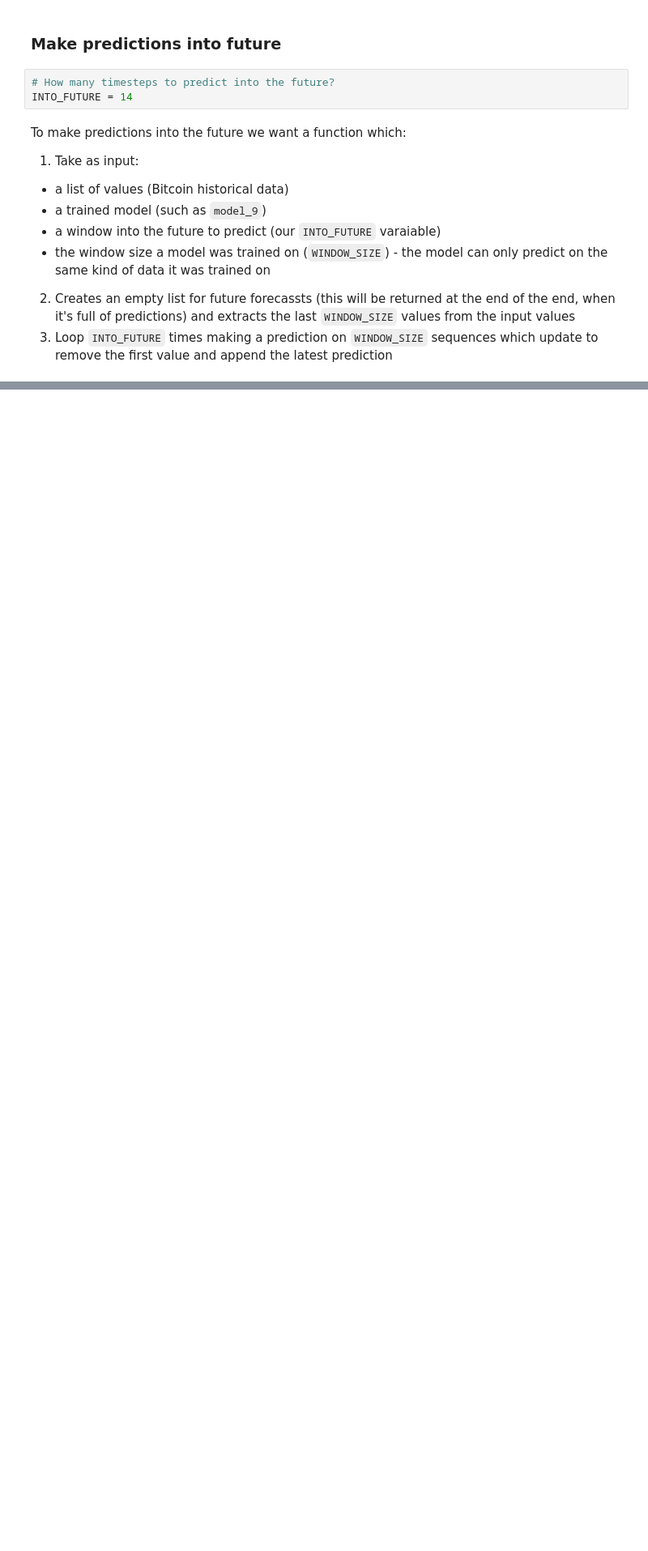
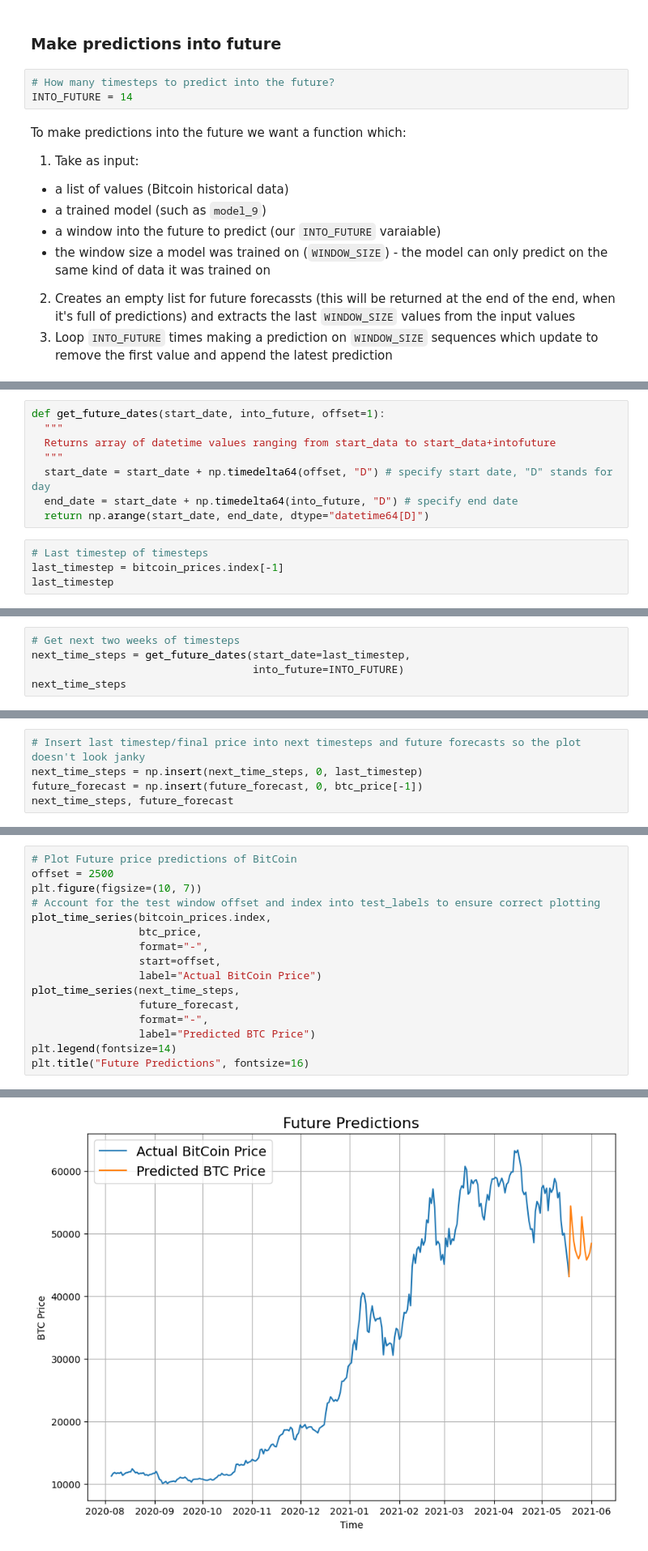
Before and after one commit to cgrundman/ZTM-TensorFlow-Developer, a Jupyter notebook: 10_milestone_project_3_bitpredict.ipynb, the cells around one changed output, grey strips where cells are left out. Shown at 81% size. Cells and saved outputs as stored; diff of their text form; blank space fills up the shorter version.

Commit message:
plot future predictions

```diff
--- a/10_milestone_project_3_bitpredict.ipynb
+++ b/10_milestone_project_3_bitpredict.ipynb
@@ -2083,0 +2152,12 @@ To make predictions into the future we want a function which:
+# %%
+def get_future_dates(start_date, into_future, offset=1):
+  """
+  Returns array of datetime values ranging from start_data to start_data+intofuture
+  """
+  start_date = start_date + np.timedelta64(offset, "D") # specify start date, "D" stands for day
+  end_date = start_date + np.timedelta64(into_future, "D") # specify end date
+  return np.arange(start_date, end_date, dtype="datetime64[D]")
+# %%
+# Last timestep of timesteps
+last_timestep = bitcoin_prices.index[-1]
+last_timestep
@@ -2083,0 +2166,5 @@ To make predictions into the future we want a function which:
+# %%
+# Get next two weeks of timesteps
+next_time_steps = get_future_dates(start_date=last_timestep,
+                                   into_future=INTO_FUTURE)
+next_time_steps
@@ -2083,0 +2176,5 @@ To make predictions into the future we want a function which:
+# %%
+# Insert last timestep/final price into next timesteps and future forecasts so the plot doesn't look janky
+next_time_steps = np.insert(next_time_steps, 0, last_timestep)
+future_forecast = np.insert(future_forecast, 0, btc_price[-1])
+next_time_steps, future_forecast
@@ -2083,0 +2189,17 @@ To make predictions into the future we want a function which:
+# %%
+# Plot Future price predictions of BitCoin
+offset = 2500
+plt.figure(figsize=(10, 7))
+# Account for the test window offset and index into test_labels to ensure correct plotting
+plot_time_series(bitcoin_prices.index,
+                 btc_price,
+                 format="-",
+                 start=offset,
+                 label="Actual BitCoin Price")
+plot_time_series(next_time_steps,
+                 future_forecast,
+                 format="-",
+                 label="Predicted BTC Price")
+plt.legend(fontsize=14)
+plt.title("Future Predictions", fontsize=16)
+# %% [output]
@@ -2083,0 +2207 @@ To make predictions into the future we want a function which:
+[figure, added]
```
Also changed, not shown: parts of 8 cells of this notebook.
